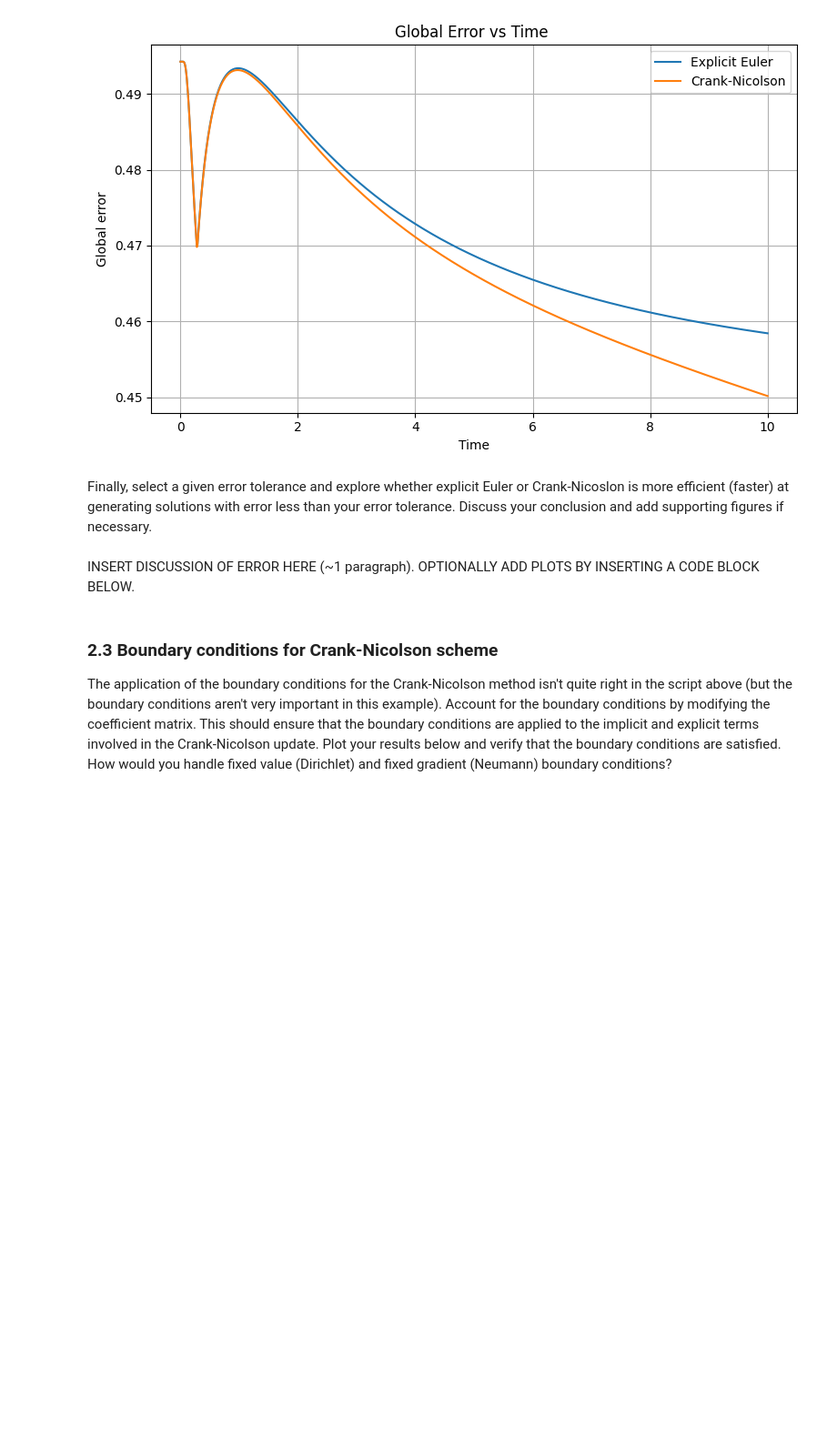
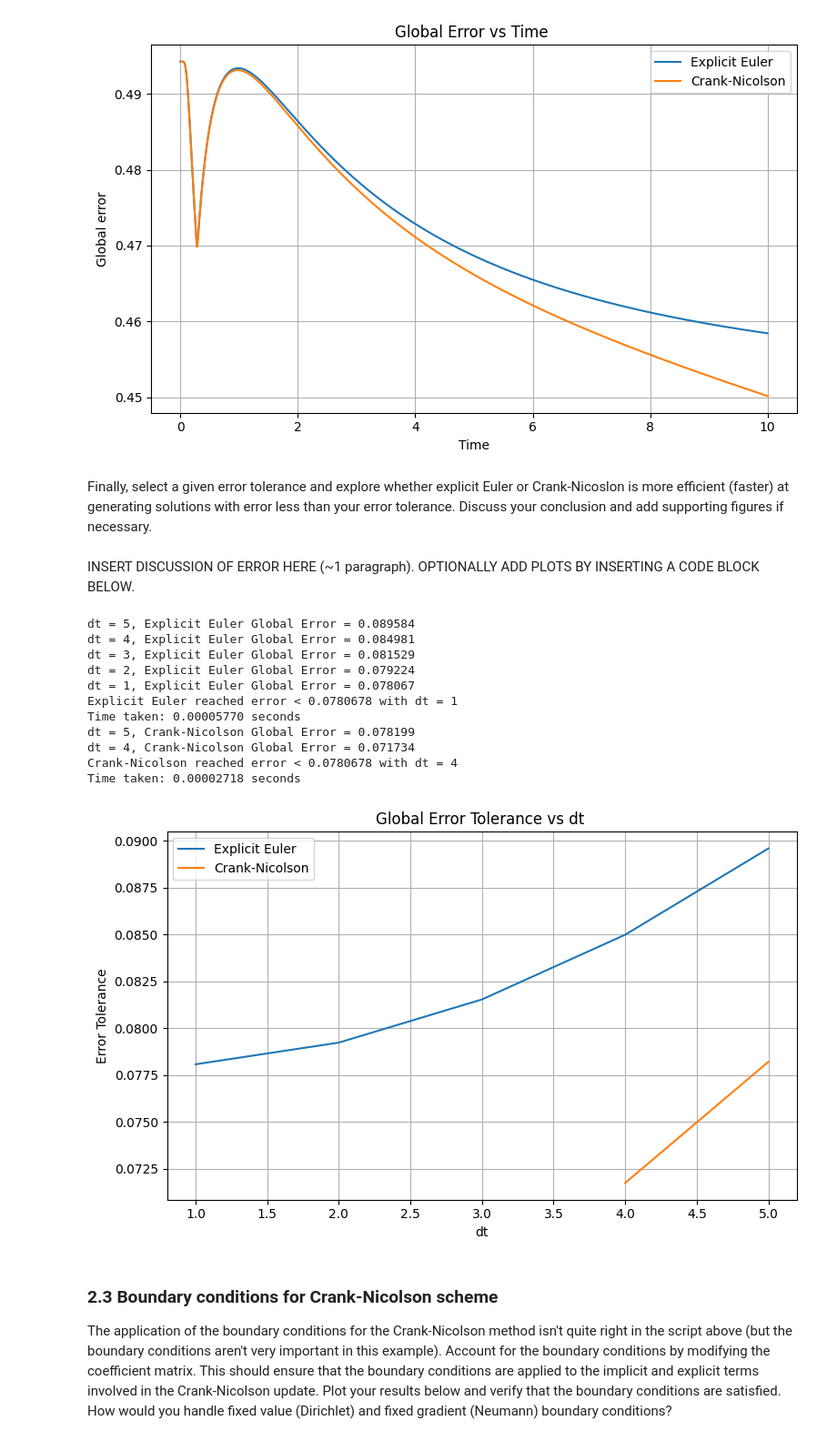
Before and after one commit to ifymedebem/QCES, a Jupyter notebook: Project1_numerical_methods.ipynb, the cells around one changed output. Shown at 91% size. Cells and saved outputs as stored; diff of their text form; code cells hidden in the pictures; blank space fills up the shorter version.

```diff
--- a/Project1_numerical_methods.ipynb
+++ b/Project1_numerical_methods.ipynb
@@ -425,6 +423,65 @@ this is cn: [[0.01038216 0.01056947 0.01074242 ... 0.10423205 0.10431866 0.10440
 Finally, select a given error tolerance and explore whether explicit Euler or Crank-Nicoslon is more efficient (faster) at generating solutions with error less than your error tolerance. Discuss your conclusion and add supporting figures if necessary.
 # %% [markdown]
 INSERT DISCUSSION OF ERROR HERE (~1 paragraph).  OPTIONALLY ADD PLOTS BY INSERTING A CODE BLOCK BELOW.
+# %%
+import time
+import numpy as np
+
+ET =  0.0780678  # Error tolerance
+dt_values = (5,4,3,2,1)
+
+EE_errors_New = []
+CN_errors_New = []
+dt_used = []
+dt_used_CN = []
+
+for i in dt_values:
+    start_time = time.time()
+    EE_Global_Error = np.mean(np.abs(EE_Normal_Error[i]))
+    EE_errors_New.append(EE_Global_Error)
+    dt_used.append(i)
+    end_time = time.time()
+    print(f"dt = {i}, Explicit Euler Global Error = {EE_Global_Error:.6f}")
+    if EE_Global_Error < ET:
+      print(f"Explicit Euler reached error < {ET} with dt = {i}")
+      print(f"Time taken: {end_time - start_time:.8f} seconds")
+      break
+
+for i in dt_values:
+    start_time = time.time()
+    CN_Global_Error = np.mean(np.abs(CN_Normal_Error[i]))
+    CN_errors_New.append(CN_Global_Error)
+    dt_used_CN.append(i)
+    end_time = time.time()
+    print(f"dt = {i}, Crank-Nicolson Global Error = {CN_Global_Error:.6f}")
+    if CN_Global_Error < ET:
+        print(f"Crank-Nicolson reached error < {ET} with dt = {i}")
+        print(f"Time taken: {end_time - start_time:.8f} seconds")
+        break
+
+plt.figure(figsize=(8, 5))
+plt.plot(dt_used, EE_errors_New, label='Explicit Euler')
+plt.plot(dt_used_CN, CN_errors_New, label='Crank-Nicolson')
+plt.xlabel('dt')
+plt.ylabel('Error Tolerance')
+plt.title('Global Error Tolerance vs dt ')
+plt.grid(True, which='both', linestyle='-')
+plt.legend()
+plt.tight_layout()
+plt.show()
+# %% [output]
+dt = 5, Explicit Euler Global Error = 0.089584
+dt = 4, Explicit Euler Global Error = 0.084981
+dt = 3, Explicit Euler Global Error = 0.081529
+dt = 2, Explicit Euler Global Error = 0.079224
+dt = 1, Explicit Euler Global Error = 0.078067
+Explicit Euler reached error < 0.0780678 with dt = 1
+Time taken: 0.00005770 seconds
+dt = 5, Crank-Nicolson Global Error = 0.078199
+dt = 4, Crank-Nicolson Global Error = 0.071734
+Crank-Nicolson reached error < 0.0780678 with dt = 4
+Time taken: 0.00002718 seconds
+[figure, added]
 # %% [markdown]
 ### 2.3 Boundary conditions for Crank-Nicolson scheme
 <a id='section2pt3'></a>
```
Also changed, not shown: parts of 3 cells of this notebook, 1 other file.
